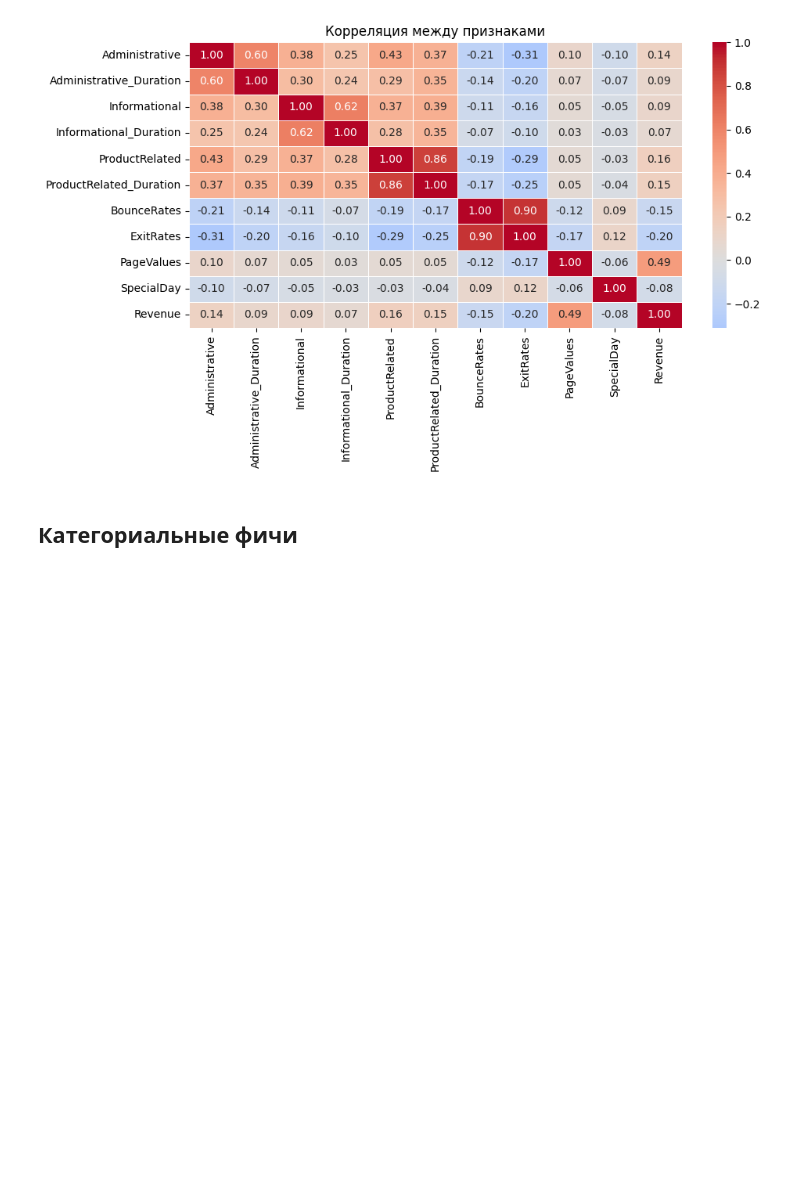
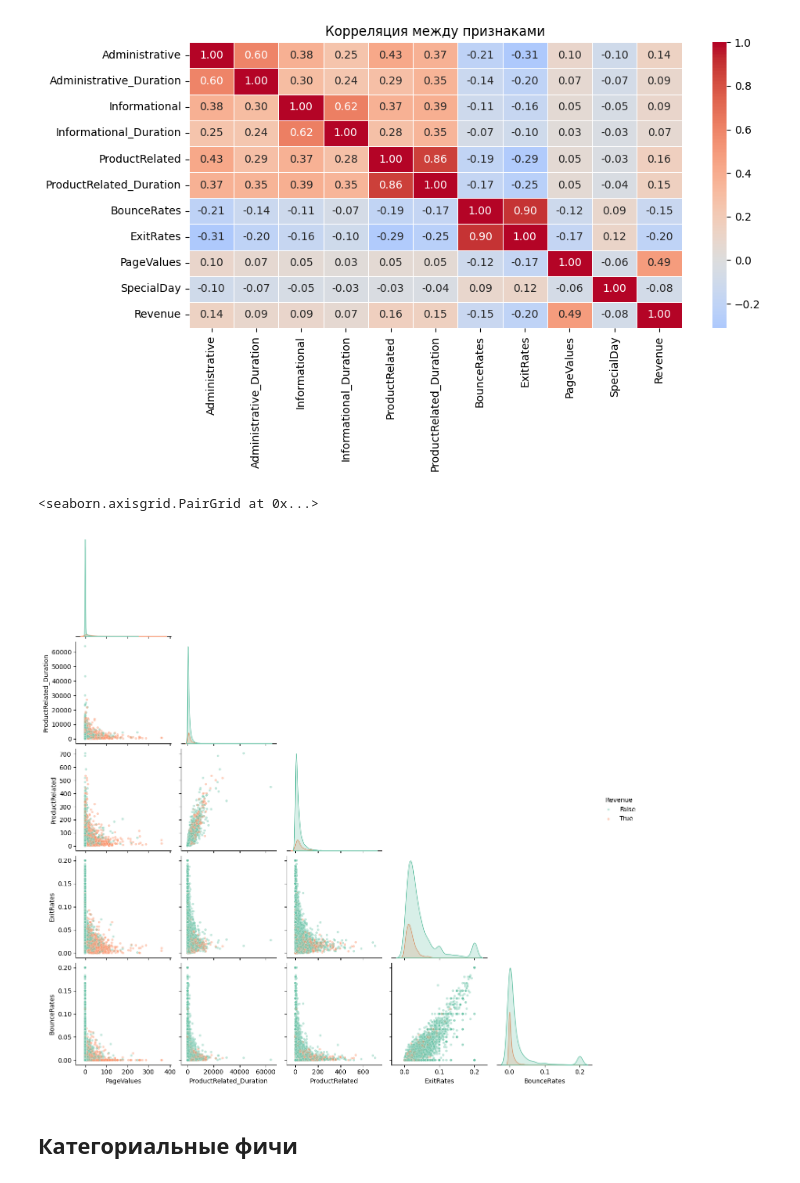
Before and after one commit to rofeleo/ml_hw, a Jupyter notebook: research.ipynb, the cells around one changed output. Cells and saved outputs as stored; diff of their text form; code cells hidden in the pictures; blank space fills up the shorter version.

```diff
--- a/research.ipynb
+++ b/research.ipynb
@@ -244,6 +244,26 @@ plt.tight_layout()
 plt.show()
 # %% [output]
 [figure]
+# %%
+sns.pairplot(
+    df[
+        [
+            'PageValues',
+            'ProductRelated_Duration',
+            'ProductRelated',
+            'ExitRates',
+            'BounceRates',
+            'Revenue'
+        ]
+    ],
+    hue='Revenue',
+    corner=True,
+    palette='Set2',
+    plot_kws={'alpha': 0.4, 's': 15}
+)
+# %% [output]
+<seaborn.axisgrid.PairGrid at 0x...>
+[figure, added]
 # %% [markdown]
 ## Категориальные фичи
 # %%
```
Also changed, not shown: parts of 22 cells of this notebook.
